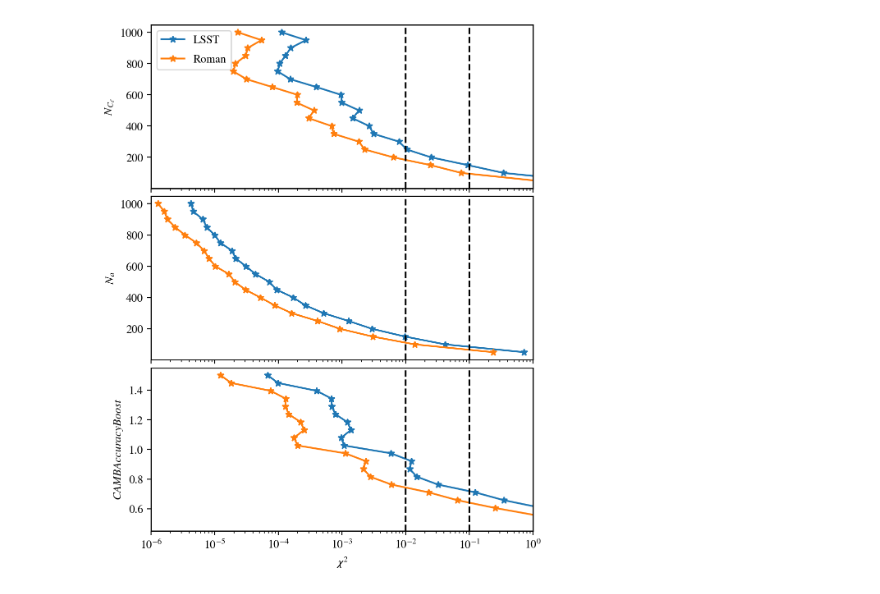
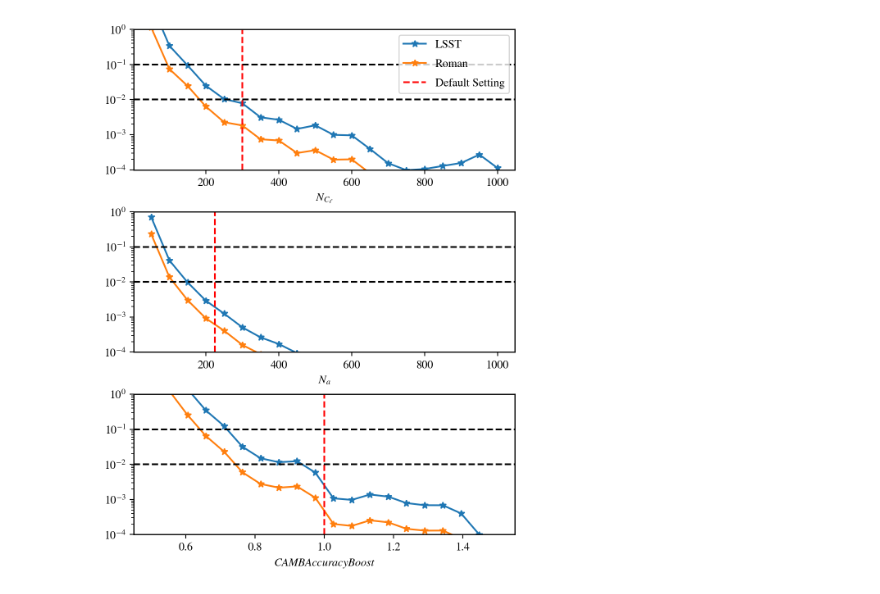
Before and after one commit to junzhou502/Approx-Impact-Roman-LSST, a Jupyter notebook: accuracy_settings/plot.ipynb, the cells around one changed output. Saved outputs shown, nothing was run; the diff lists cells and outputs as text; code cells hidden in the pictures.

Commit message:
invert the axis, and add line indicating the default settings of COCOA

```diff
--- a/accuracy_settings/plot.ipynb
+++ b/accuracy_settings/plot.ipynb
@@ -31,59 +31,64 @@ from scipy.interpolate import interp1d
 from scipy.integrate import quad
 # %%
 fig,axs = plt.subplots(3,1,figsize=(6,8))
-plt.subplots_adjust(hspace=0.05)
-xmin = 1e-6
-xmax = 1e0
+plt.subplots_adjust(hspace=0.3)
+ymin = 1e-4
+ymax = 1e0
 
 #subplot1
 chi2s_lsst = np.loadtxt('./data/lsst_real/chi2s_NCl.txt')
 chi2s_roman = np.loadtxt('./data/roman_real/chi2s_NCl.txt')
 
-axs[0].plot(chi2s_lsst[:,1], chi2s_lsst[:,0],  '*-', label='LSST')
-axs[0].plot(chi2s_roman[:,1], chi2s_roman[:,0], '*-', label='Roman')
-axs[0].set_xlim(xmin, xmax)
+axs[0].plot(chi2s_lsst[:,0], chi2s_lsst[:,1],  '*-', label='LSST')
+axs[0].plot(chi2s_roman[:,0], chi2s_roman[:,1], '*-', label='Roman')
+axs[0].set_ylim(ymin, ymax)
 
-axs[0].axvline(ymin=0, ymax=1, x=1e-1, linestyle='--', color='k')
-axs[0].axvline(ymin=0, ymax=1, x=1e-2, linestyle='--', color='k')
+axs[0].axvline(ymin=0, ymax=1, x=300, linestyle='--', color='r', label='default')
+axs[0].axhline(xmin=0, xmax=1, y=1e-1, linestyle='--', color='k')
+axs[0].axhline(xmin=0, xmax=1, y=1e-2, linestyle='--', color='k')
 
-axs[0].tick_params(axis='x', labelbottom=False)
-axs[0].set_xscale('log')
+#axs[0].tick_params(axis='x', labelbottom=False)
+axs[0].set_yscale('log')
 #axs[0].set_yscale('log')
-axs[0].set_ylabel(r'$N_{C_\ell}$')
-axs[0].legend(['LSST','Roman'])
+axs[0].set_xlabel(r'$N_{C_\ell}$')
+axs[0].legend(['LSST','Roman','Default Setting'])
 
 #subplot2
 chi2s_lsst = np.loadtxt('./data/lsst_real/chi2s_Na.txt')
 chi2s_roman = np.loadtxt('./data/roman_real/chi2s_Na.txt')
 
-axs[1].plot(chi2s_lsst[:,1], chi2s_lsst[:,0],  '*-', label='LSST')
-axs[1].plot(chi2s_roman[:,1], chi2s_roman[:,0], '*-', label='Roman')
-axs[1].set_xlim(xmin, xmax)
+axs[1].plot(chi2s_lsst[:,0], chi2s_lsst[:,1],  '*-', label='LSST')
+axs[1].plot(chi2s_roman[:,0], chi2s_roman[:,1], '*-', label='Roman')
+axs[1].set_ylim(ymin, ymax)
 
-axs[1].axvline(ymin=0, ymax=1, x=1e-1, linestyle='--', color='k')
-axs[1].axvline(ymin=0, ymax=1, x=1e-2, linestyle='--', color='k')
+axs[1].axvline(ymin=0, ymax=1, x=225, linestyle='--', color='r', label='default')
+axs[1].axhline(xmin=0, xmax=1, y=1e-1, linestyle='--', color='k')
+axs[1].axhline(xmin=0, xmax=1, y=1e-2, linestyle='--', color='k')
 
-axs[1].tick_params(axis='x', labelbottom=False)
-axs[1].set_xscale('log')
-#axs[1].set_yscale('log')
-axs[1].set_ylabel(r'$N_a$')
+#axs[0].tick_params(axis='x', labelbottom=False)
+axs[1].set_yscale('log')
+#axs[0].set_yscale('log')
+axs[1].set_xlabel(r'$N_a$')
+
 
 #subplot3
 chi2s_lsst = np.loadtxt('./data/lsst_real/chi2s_CAMBAB.txt')
 chi2s_roman = np.loadtxt('./data/roman_real/chi2s_CAMBAB.txt')
 
-axs[2].plot(chi2s_lsst[:,1], chi2s_lsst[:,0],  '*-', label='LSST')
-axs[2].plot(chi2s_roman[:,1], chi2s_roman[:,0], '*-', label='Roman')
-axs[2].set_xlim(xmin, xmax)
+axs[2].plot(chi2s_lsst[:,0], chi2s_lsst[:,1],  '*-', label='LSST')
+axs[2].plot(chi2s_roman[:,0], chi2s_roman[:,1], '*-', label='Roman')
+axs[2].set_ylim(ymin, ymax)
 
-axs[2].axvline(ymin=0, ymax=1, x=1e-1, linestyle='--', color='k')
-axs[2].axvline(ymin=0, ymax=1, x=1e-2, linestyle='--', color='k')
+axs[2].axvline(ymin=0, ymax=1, x=1.0, linestyle='--', color='r', label='default')
+axs[2].axhline(xmin=0, xmax=1, y=1e-1, linestyle='--', color='k')
+axs[2].axhline(xmin=0, xmax=1, y=1e-2, linestyle='--', color='k')
 
-#axs[2].tick_params(axis='x', labelbottom=False)
-axs[2].set_xscale('log')
-axs[2].set_xlabel(r'$\chi^2$')
-axs[2].set_ylabel(r'$CAMB AccuracyBoost$')
+#axs[0].tick_params(axis='x', labelbottom=False)
+axs[2].set_yscale('log')
+#axs[0].set_yscale('log')
+axs[2].set_xlabel(r'$CAMB AccuracyBoost$')
+
 
 plt.savefig('./accuracy_settings.png')
 # %% [output]
-[figure, old version]
+[figure, new version]
```
Also changed, not shown: 1 other file.
